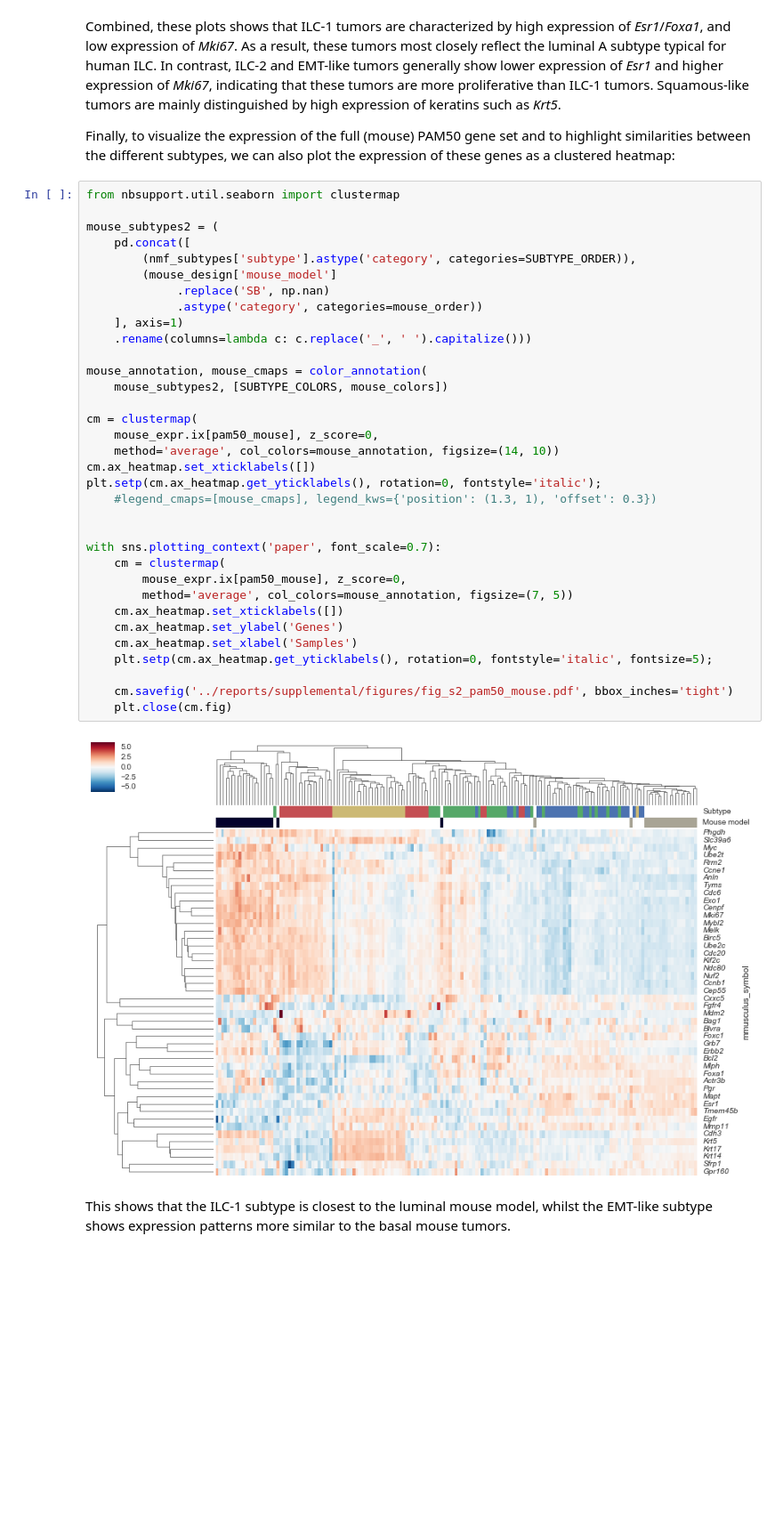
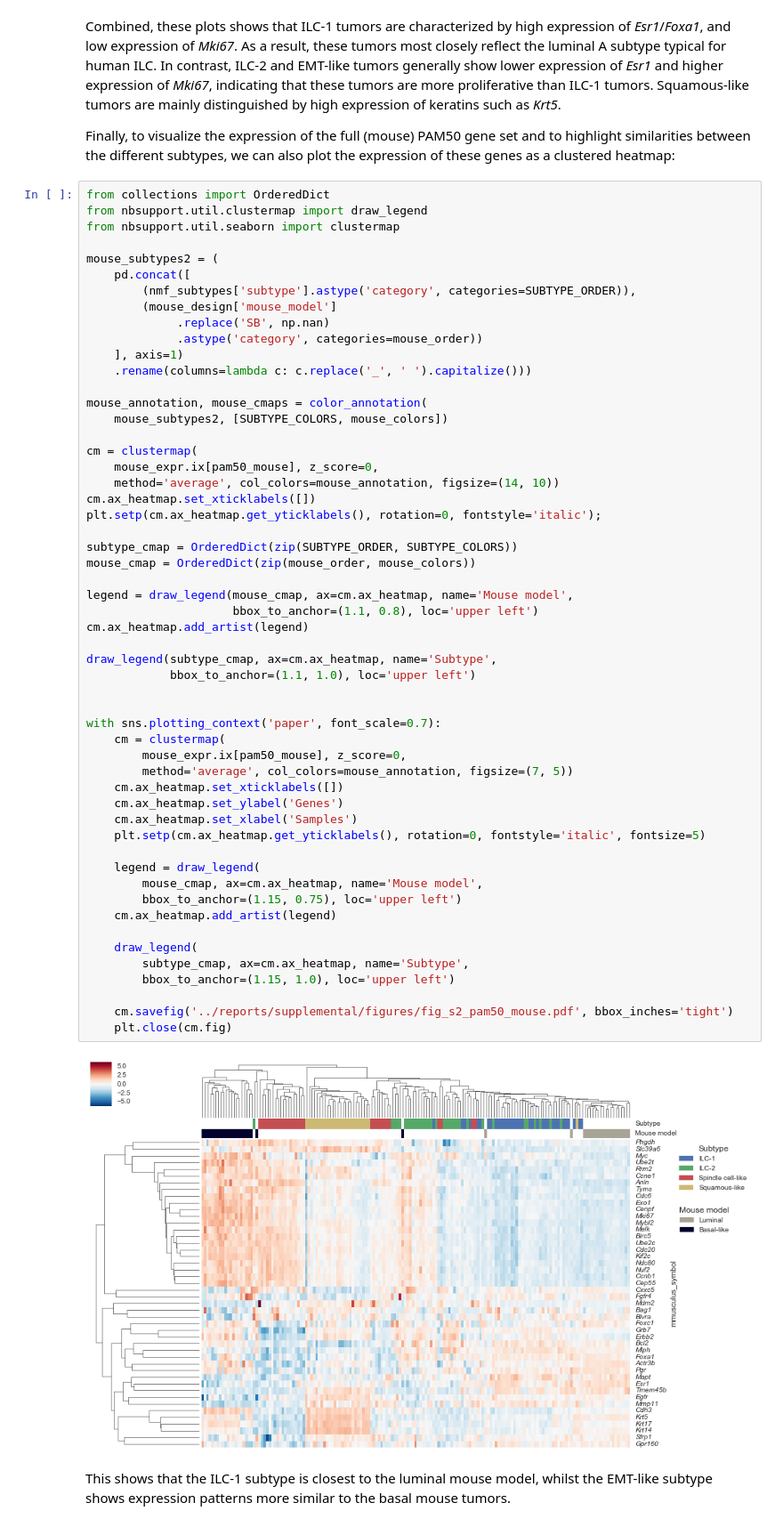
Before and after one commit to jrderuiter/ilc-sb-screen, a Jupyter notebook: notebooks/2. Expression analyses.ipynb, the cells around one changed output. Shown at 89% size. Cells and saved outputs as stored; diff of their text form; blank space fills up the shorter version.

```diff
--- a/notebooks/2. Expression analyses.ipynb
+++ b/notebooks/2. Expression analyses.ipynb
@@ -468,41 +507,61 @@ Combined, these plots shows that ILC-1 tumors are characterized by high expressi
 
 Finally, to visualize the expression of the full (mouse) PAM50 gene set and to highlight similarities between the different subtypes, we can also plot the expression of these genes as a clustered heatmap:
 # %%
+from collections import OrderedDict
+from nbsupport.util.clustermap import draw_legend
 from nbsupport.util.seaborn import clustermap
 
 mouse_subtypes2 = (
     pd.concat([
         (nmf_subtypes['subtype'].astype('category', categories=SUBTYPE_ORDER)),
         (mouse_design['mouse_model']
              .replace('SB', np.nan)
              .astype('category', categories=mouse_order))
     ], axis=1)
     .rename(columns=lambda c: c.replace('_', ' ').capitalize()))
 
 mouse_annotation, mouse_cmaps = color_annotation(
     mouse_subtypes2, [SUBTYPE_COLORS, mouse_colors])
 
 cm = clustermap(
     mouse_expr.ix[pam50_mouse], z_score=0,
     method='average', col_colors=mouse_annotation, figsize=(14, 10))
 cm.ax_heatmap.set_xticklabels([])
 plt.setp(cm.ax_heatmap.get_yticklabels(), rotation=0, fontstyle='italic');
-    #legend_cmaps=[mouse_cmaps], legend_kws={'position': (1.3, 1), 'offset': 0.3})
+
+subtype_cmap = OrderedDict(zip(SUBTYPE_ORDER, SUBTYPE_COLORS))
+mouse_cmap = OrderedDict(zip(mouse_order, mouse_colors))
+
+legend = draw_legend(mouse_cmap, ax=cm.ax_heatmap, name='Mouse model',
+                     bbox_to_anchor=(1.1, 0.8), loc='upper left')
+cm.ax_heatmap.add_artist(legend)
+
+draw_legend(subtype_cmap, ax=cm.ax_heatmap, name='Subtype',
+            bbox_to_anchor=(1.1, 1.0), loc='upper left')
 
 
 with sns.plotting_context('paper', font_scale=0.7):
     cm = clustermap(
         mouse_expr.ix[pam50_mouse], z_score=0,
         method='average', col_colors=mouse_annotation, figsize=(7, 5))
     cm.ax_heatmap.set_xticklabels([])
     cm.ax_heatmap.set_ylabel('Genes')
     cm.ax_heatmap.set_xlabel('Samples')
-    plt.setp(cm.ax_heatmap.get_yticklabels(), rotation=0, fontstyle='italic', fontsize=5);
+    plt.setp(cm.ax_heatmap.get_yticklabels(), rotation=0, fontstyle='italic', fontsize=5)
+
+    legend = draw_legend(
+        mouse_cmap, ax=cm.ax_heatmap, name='Mouse model',
+        bbox_to_anchor=(1.15, 0.75), loc='upper left')
+    cm.ax_heatmap.add_artist(legend)
+
+    draw_legend(
+        subtype_cmap, ax=cm.ax_heatmap, name='Subtype',
+        bbox_to_anchor=(1.15, 1.0), loc='upper left')
 
     cm.savefig('../reports/supplemental/figures/fig_s2_pam50_mouse.pdf', bbox_inches='tight')
     plt.close(cm.fig)
 # %% [output]
-[figure, old version]
+[figure, new version]
 # %% [markdown]
 This shows that the ILC-1 subtype is closest to the luminal mouse model, whilst the EMT-like subtype shows expression patterns more similar to the basal mouse tumors.
 # %% [markdown]
```
Also changed, not shown: parts of 9 cells of this notebook, 11 other files.
